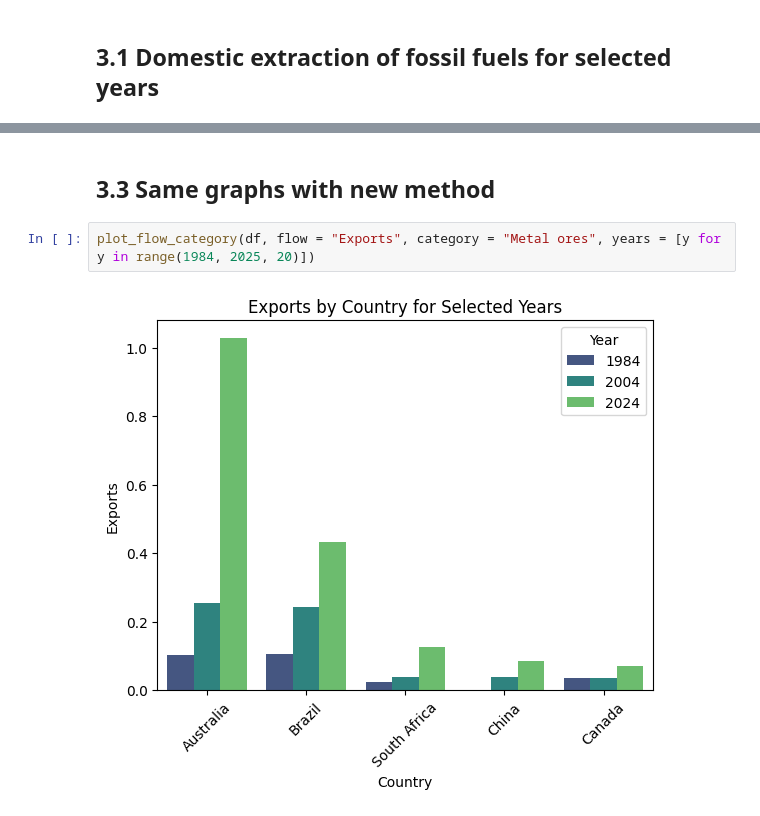
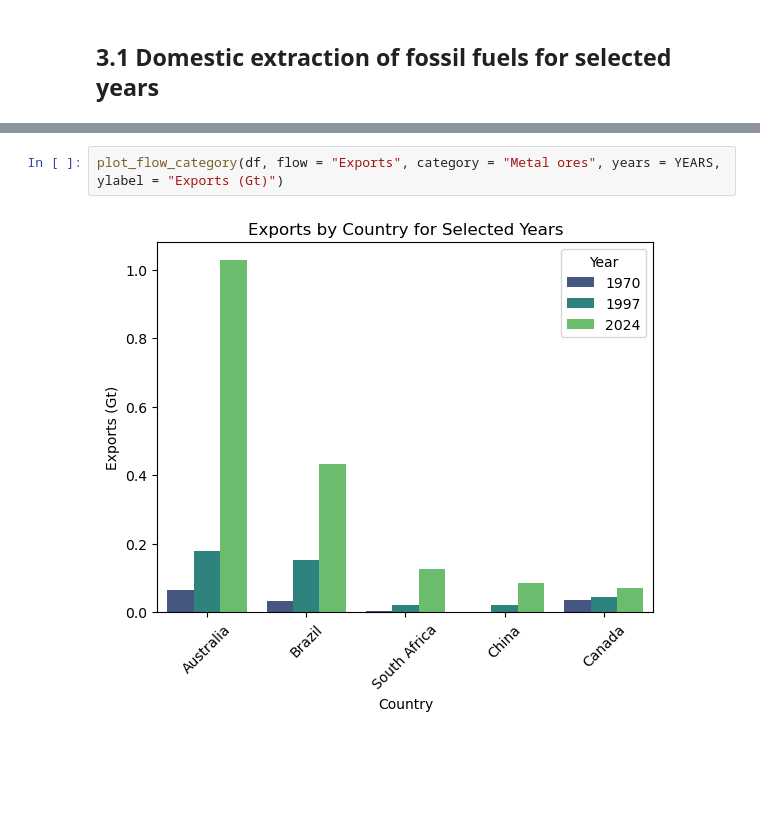
Before and after one commit to OrionFlame1/dataViz, a Jupyter notebook: Main.ipynb, the cells around one changed output, grey strips where cells are left out. Saved outputs shown, nothing was run; the diff lists cells and outputs as text; blank space fills up the shorter version.

```diff
--- a/Main.ipynb
+++ b/Main.ipynb
@@ -330,6 +145,4 @@ plt.show()
-# %% [markdown]
-## 3.3 Same graphs with new method
-# %%
-plot_flow_category(df, flow = "Exports", category = "Metal ores", years = [y for y in range(1984, 2025, 20)])
-# %% [output]
-[figure, removed]
+# %%
+plot_flow_category(df, flow = "Exports", category = "Metal ores", years = YEARS, ylabel = "Exports (Gt)")
+# %% [output]
+[figure, added]
```
Also changed, not shown: parts of 17 cells of this notebook.
